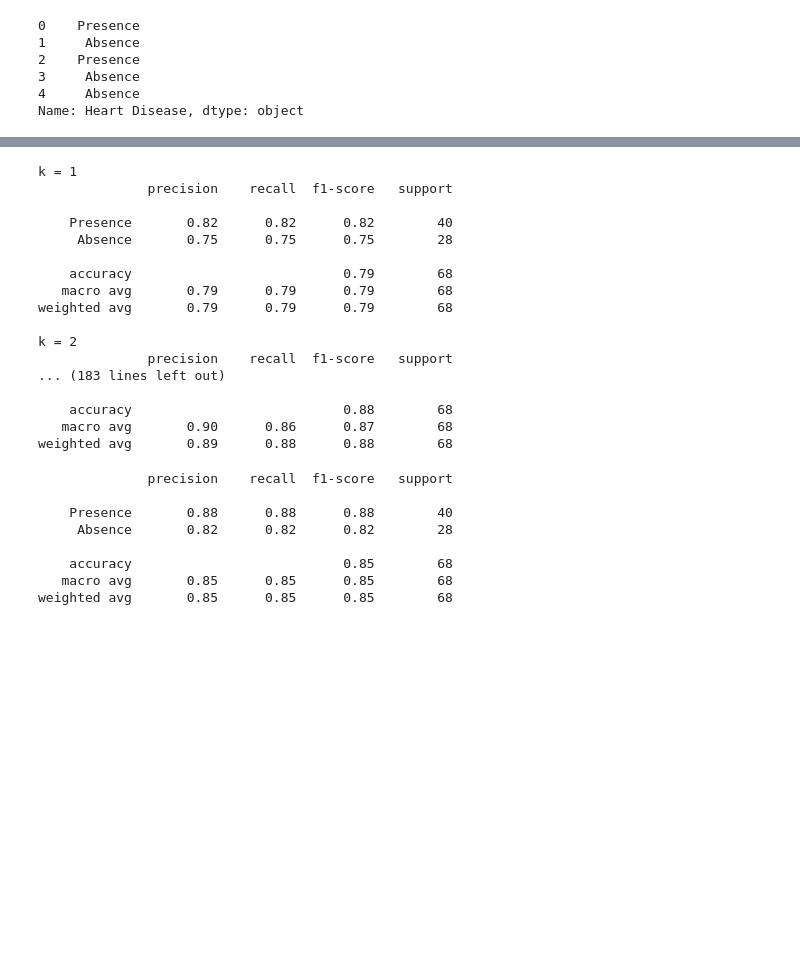
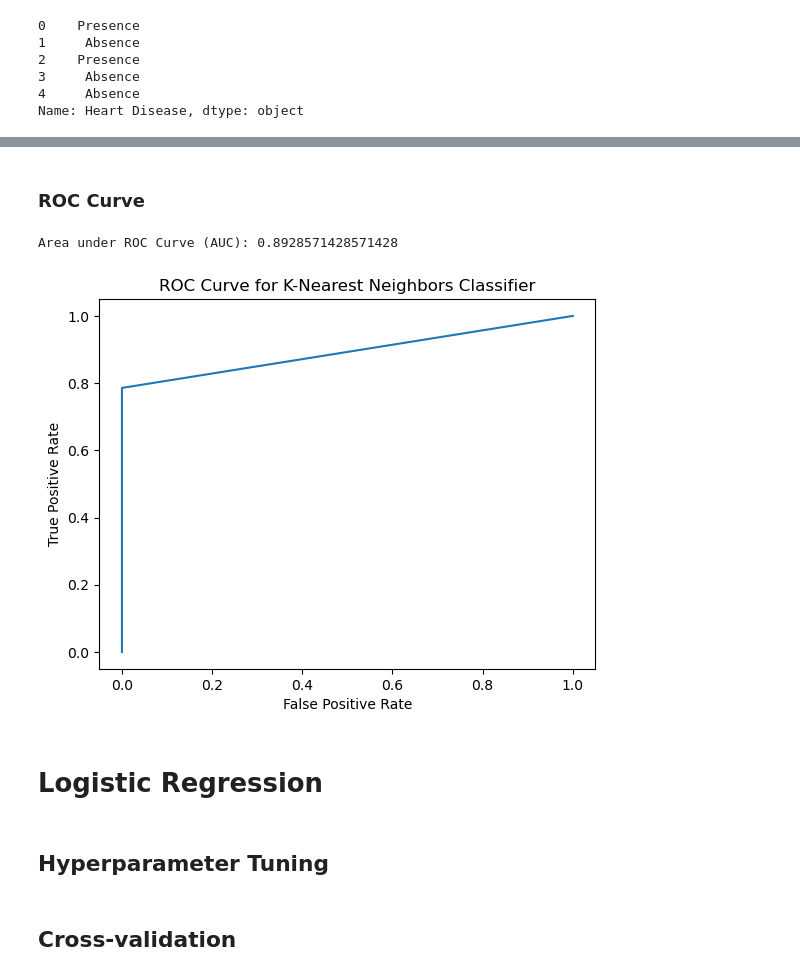
Before and after one commit to Beyond-Image/Data-Science2, a Jupyter notebook: knn_logreg.ipynb, the cells around one changed output, grey strips where cells are left out. Drawn from its saved outputs; the diff is of its cells as text; code cells hidden in the pictures; blank space fills up the shorter version.

```diff
--- a/knn_logreg.ipynb
+++ b/knn_logreg.ipynb
@@ -49,41 +126,28 @@ X_test = scaler.transform(X_test)
+# %% [markdown]
+### ROC Curve
+# %%
+FP_rate_knn, TP_rate_knn, thresholds_knn = roc_curve(y_test, y_pred_knn)
+AUC_knn = roc_auc_score(y_test, y_pred_knn)
+print(f"Area under ROC Curve (AUC): {AUC_knn}")
+# %% [output]
+Area under ROC Curve (AUC): 0.8928571428571428
+# %%
+plt.plot(FP_rate_knn, TP_rate_knn)
+plt.title("ROC Curve for K-Nearest Neighbors Classifier")
+plt.xlabel("False Positive Rate")
+plt.ylabel("True Positive Rate")
+plt.show()
+# %% [output]
+[figure, added]
+# %% [markdown]
+# Logistic Regression
 # %%
-''' Create KNN Classifier and fit to data '''
-for i in range(1,21):
-    print(f"k = {i}")
-    knn = KNeighborsClassifier(n_neighbors=i)
-    knn.fit(X_train, y_train)
-    y_pred = knn.predict(X_test)
-    print(classification_report(y_test, y_pred, target_names=labels))
+# ''' Create logistic regression classifier and fit to data '''
+# lr = LogisticRegression()
+# lr.fit(X_train, y_train)
+# y_pred_lr = lr.predict(X_test)
+# print(classification_report(y_test, y_pred_lr, target_names=labels))
-# %% [output]
-k = 1
-              precision    recall  f1-score   support
-
-    Presence       0.82      0.82      0.82        40
-     Absence       0.75      0.75      0.75        28
-
-    accuracy                           0.79        68
-   macro avg       0.79      0.79      0.79        68
-weighted avg       0.79      0.79      0.79        68
-
-k = 2
-              precision    recall  f1-score   support
-... (183 lines left out)
-
-    accuracy                           0.88        68
-   macro avg       0.90      0.86      0.87        68
-weighted avg       0.89      0.88      0.88        68
-# %%
-''' Create logistic regression classifier and fit to data '''
-lr = LogisticRegression()
-lr.fit(X_train, y_train)
-y_pred_lr = lr.predict(X_test)
-print(classification_report(y_test, y_pred_lr, target_names=labels))
-# %% [output]
-              precision    recall  f1-score   support
-
-    Presence       0.88      0.88      0.88        40
-     Absence       0.82      0.82      0.82        28
-
-    accuracy                           0.85        68
-   macro avg       0.85      0.85      0.85        68
-weighted avg       0.85      0.85      0.85        68
+# %% [markdown]
+## Hyperparameter Tuning
+# %% [markdown]
+## Cross-validation
```
Also changed, not shown: parts of 23 cells of this notebook.
